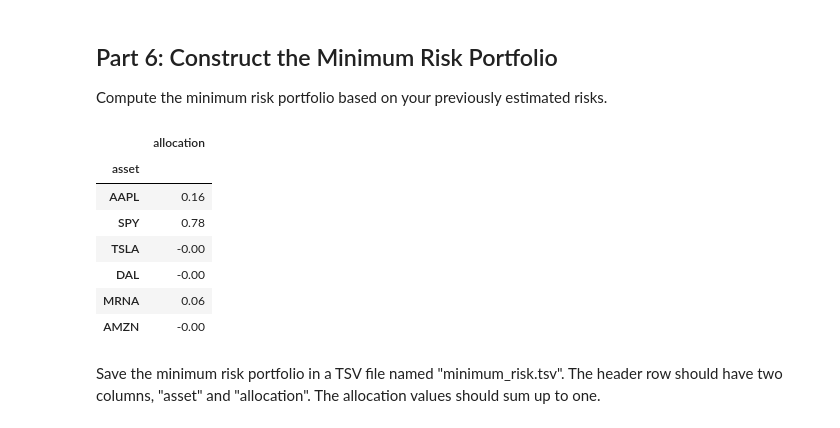
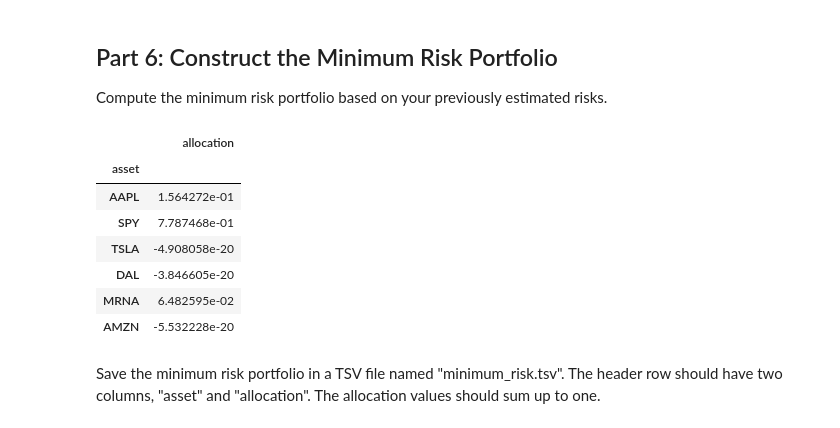
Before and after one commit to aidandig/dx704-project-01, a Jupyter notebook: dx704-project-01.ipynb, the cells around one changed output. Cells and saved outputs as stored; diff of their text form; code cells hidden in the pictures.

Commit message:
Removed minimum risk rounding

```diff
--- a/dx704-project-01.ipynb
+++ b/dx704-project-01.ipynb
@@ -214,23 +214,23 @@ Compute the minimum risk portfolio based on your previously estimated risks.
 # %%
 x_minimum_risk = cp.Variable(n)
 objective_minimum_risk = cp.Minimize(x_minimum_risk.T @ estimated_covariance.to_numpy() @ x_minimum_risk)
 
 prob_minimum_risk = cp.Problem(objective_minimum_risk, [0 <= x_minimum_risk, cp.sum(x_minimum_risk) == 1])
 
 covariance_minimum_risk = prob_minimum_risk.solve()
 
-minimum_risk = pd.DataFrame(x_minimum_risk.value.round(2), index=tickers, columns=['allocation'])
+minimum_risk = pd.DataFrame(x_minimum_risk.value, index=tickers, columns=['allocation'])
 minimum_risk.index.name = 'asset'
 minimum_risk
 # %% [output]
 |  | allocation |
 | asset |  |
-| AAPL | 0.16 |
-| SPY | 0.78 |
-| TSLA | -0.00 |
-| DAL | -0.00 |
-| MRNA | 0.06 |
-| AMZN | -0.00 |
+| AAPL | 1.564272e-01 |
+| SPY | 7.787468e-01 |
+| TSLA | -4.908058e-20 |
+| DAL | -3.846605e-20 |
+| MRNA | 6.482595e-02 |
+| AMZN | -5.532228e-20 |
 # %% [markdown]
 Save the minimum risk portfolio in a TSV file named "minimum_risk.tsv".
 The header row should have two columns, "asset" and "allocation".
```
Also changed, not shown: parts of 4 cells of this notebook, 7 other files.
